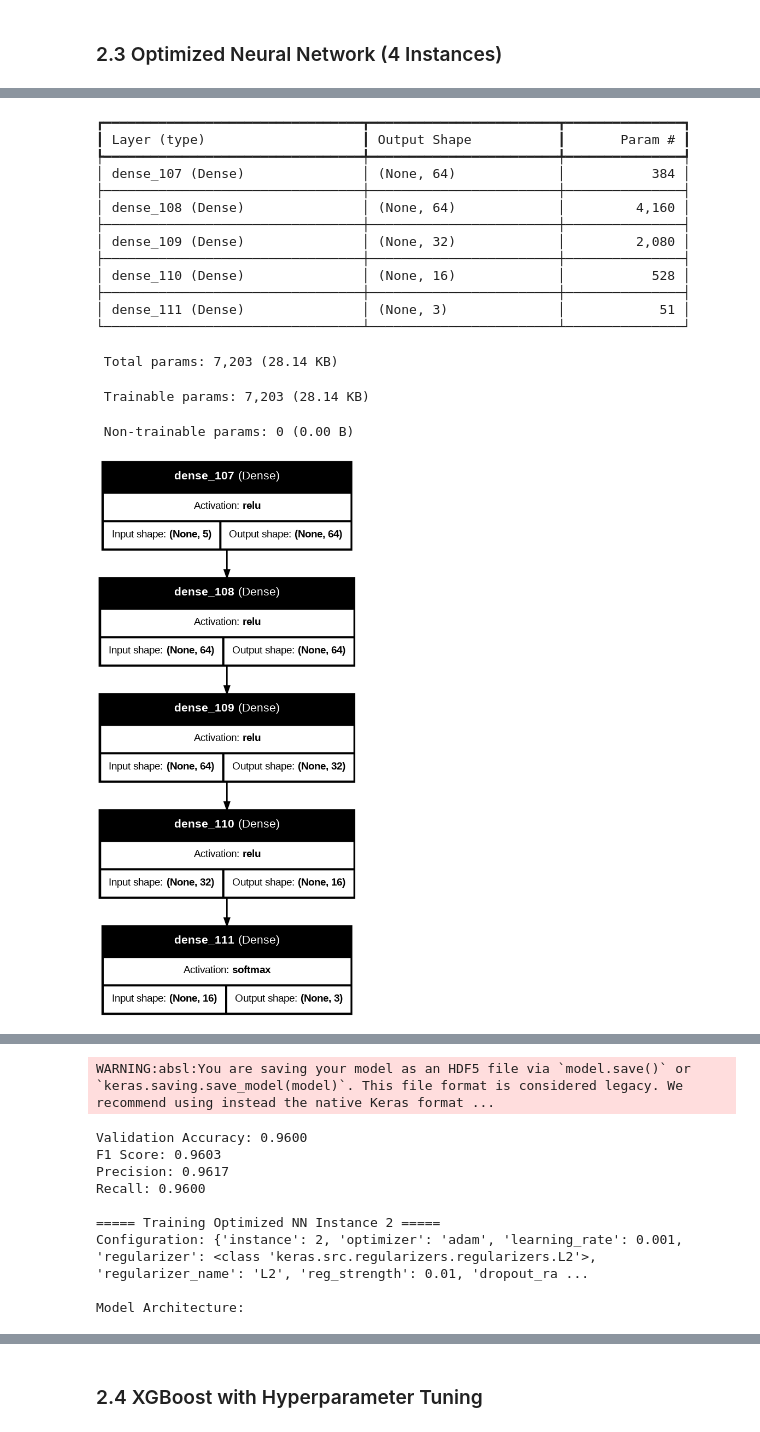
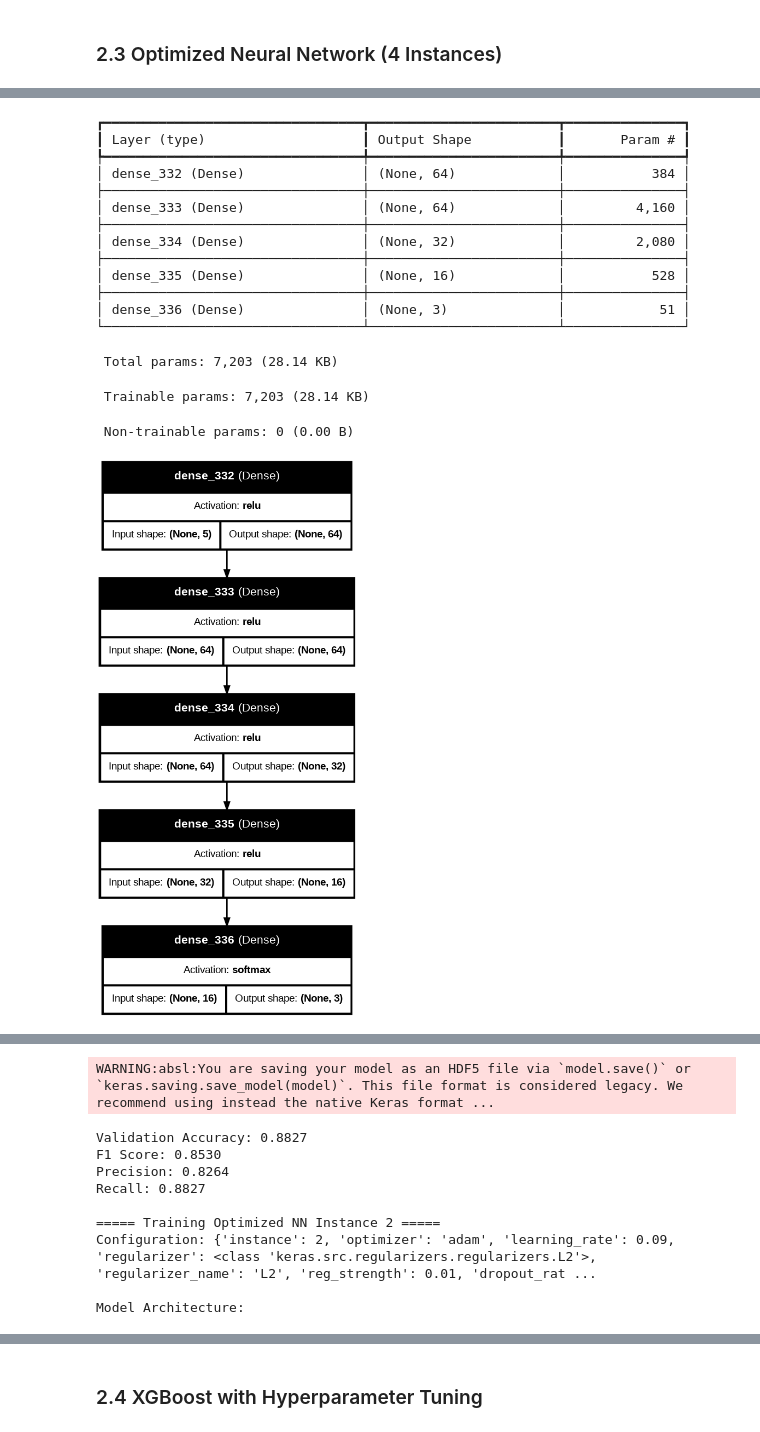
Before and after one commit to Dau2004/Child-Malnutrition-Classification, a Jupyter notebook: Summative_Assignment_Model_Training_and_Evaluation.ipynb, the cells around one changed output, grey strips where cells are left out. Drawn from its saved outputs; the diff is of its cells as text; code cells hidden in the pictures.

```diff
--- a/Summative_Assignment_Model_Training_and_Evaluation.ipynb
+++ b/Summative_Assignment_Model_Training_and_Evaluation.ipynb
@@ -425,55 +411,45 @@ optimized_nn_configs = [
         'reg_strength': 0.0,
         'dropout_rate': 0.0,
         'layers': [64, 64, 32, 16],  # 4 hidden layers
-        'epochs': 50,
+        'epochs': 5,
         'early_stopping': False
     },
     {  # Instance 2: Adam optimizer, L2 regularization, early stopping
         'instance': 2,
         'optimizer': 'adam',
-        'learning_rate': 0.001,
+        'learning_rate': 0.09,
         'regularizer': l2,
         'regularizer_name': 'L2',
         'reg_strength': 0.01,
         'dropout_rate': 0.2,
         'layers': [128, 128, 64, 32, 16],  # 5 hidden layers
-        'epochs': 100,
+        'epochs': 5,
         'early_stopping': True
     },
     {  # Instance 3: RMSprop optimizer, L1 regularization, dropout
         'instance': 3,
         'optimizer': 'rmsprop',
-        'learning_rate': 0.01,
+        'learning_rate': 0.09,
         'regularizer': l1,
         'regularizer_name': 'L1',
         'reg_strength': 0.001,
         'dropout_rate': 0.3,
         'layers': [256, 128, 64, 32, 16],  # 5 hidden layers
-        'epochs': 150,
+        'epochs': 5,
         'early_stopping': True
     },
-    {  # Instance 4: Adam optimizer, L2 regularization, higher dropout
-        'instance': 4,
-        'optimizer': 'adam',
-        'learning_rate': 0.0005,
-        'regularizer': l2,
-        'regularizer_name': 'L2',
-        'reg_strength': 0.001,
-        'dropout_rate': 0.4,
-        'layers': [256, 256, 128, 64, 32, 16],  # 6 hidden layers
-        'epochs': 200,
-        'early_stopping': True
-    },
+
+
     {   # Instance 5: RMSprop optimizer, no regularization, moderate dropout
         'instance': 5,
         'optimizer': 'rmsprop',
-        'learning_rate': 0.005,
+        'learning_rate': 0.07,
         'regularizer': None,
         'regularizer_name': 'None',
         'reg_strength': 0.0,
         'dropout_rate': 0.25,
         'layers': [192, 96, 48, 24], # 4 hidden layers
-        'epochs': 100,
+        'epochs': 5,
         'early_stopping': True
     }
 ]
@@ -496,17 +472,17 @@ Model: "sequential_19"
 ┏━━━━━━━━━━━━━━━━━━━━━━━━━━━━━━━━━┳━━━━━━━━━━━━━━━━━━━━━━━━┳━━━━━━━━━━━━━━━┓
 ┃ Layer (type)                    ┃ Output Shape           ┃       Param # ┃
 ┡━━━━━━━━━━━━━━━━━━━━━━━━━━━━━━━━━╇━━━━━━━━━━━━━━━━━━━━━━━━╇━━━━━━━━━━━━━━━┩
-│ dense_107 (Dense)               │ (None, 64)             │           384 │
+│ dense_332 (Dense)               │ (None, 64)             │           384 │
 ├─────────────────────────────────┼────────────────────────┼───────────────┤
-│ dense_108 (Dense)               │ (None, 64)             │         4,160 │
+│ dense_333 (Dense)               │ (None, 64)             │         4,160 │
 ├─────────────────────────────────┼────────────────────────┼───────────────┤
-│ dense_109 (Dense)               │ (None, 32)             │         2,080 │
+│ dense_334 (Dense)               │ (None, 32)             │         2,080 │
 ├─────────────────────────────────┼────────────────────────┼───────────────┤
-│ dense_110 (Dense)               │ (None, 16)             │           528 │
+│ dense_335 (Dense)               │ (None, 16)             │           528 │
 ├─────────────────────────────────┼────────────────────────┼───────────────┤
-│ dense_111 (Dense)               │ (None, 3)              │            51 │
+│ dense_336 (Dense)               │ (None, 3)              │            51 │
 └─────────────────────────────────┴────────────────────────┴───────────────┘
  Total params: 7,203 (28.14 KB)
  Trainable params: 7,203 (28.14 KB)
  Non-trainable params: 0 (0.00 B)
-[figure, old version]
+[figure, new version]
@@ -529,11 +499,11 @@ Epoch 50/50
 24/24 ━━━━━━━━━━━━━━━━━━━━ 0s 4ms/step
 WARNING:absl:You are saving your model as an HDF5 file via `model.save()` or `keras.saving.save_model(model)`. This file format is considered legacy. We recommend using instead the native Keras format ...
-Validation Accuracy: 0.9600
-F1 Score: 0.9603
-Precision: 0.9617
-Recall: 0.9600
+Validation Accuracy: 0.8827
+F1 Score: 0.8530
+Precision: 0.8264
+Recall: 0.8827
 
 ===== Training Optimized NN Instance 2 =====
-Configuration: {'instance': 2, 'optimizer': 'adam', 'learning_rate': 0.001, 'regularizer': <class 'keras.src.regularizers.regularizers.L2'>, 'regularizer_name': 'L2', 'reg_strength': 0.01, 'dropout_ra ...
+Configuration: {'instance': 2, 'optimizer': 'adam', 'learning_rate': 0.09, 'regularizer': <class 'keras.src.regularizers.regularizers.L2'>, 'regularizer_name': 'L2', 'reg_strength': 0.01, 'dropout_rat ...
 
 Model Architecture:
```
Also changed, not shown: parts of 8 cells of this notebook.
